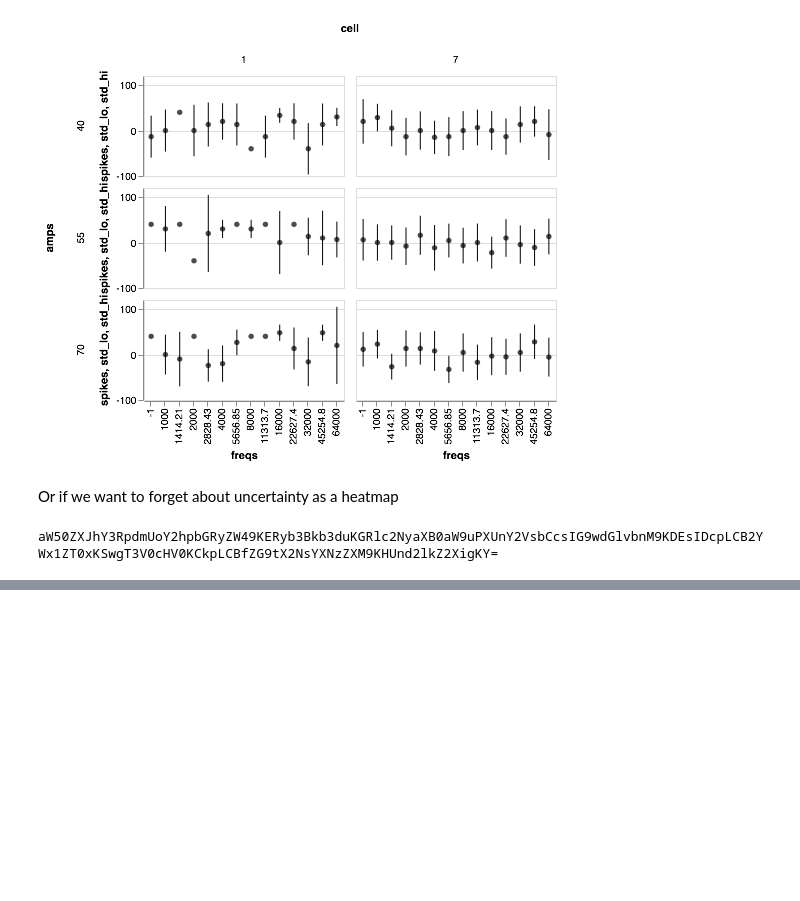
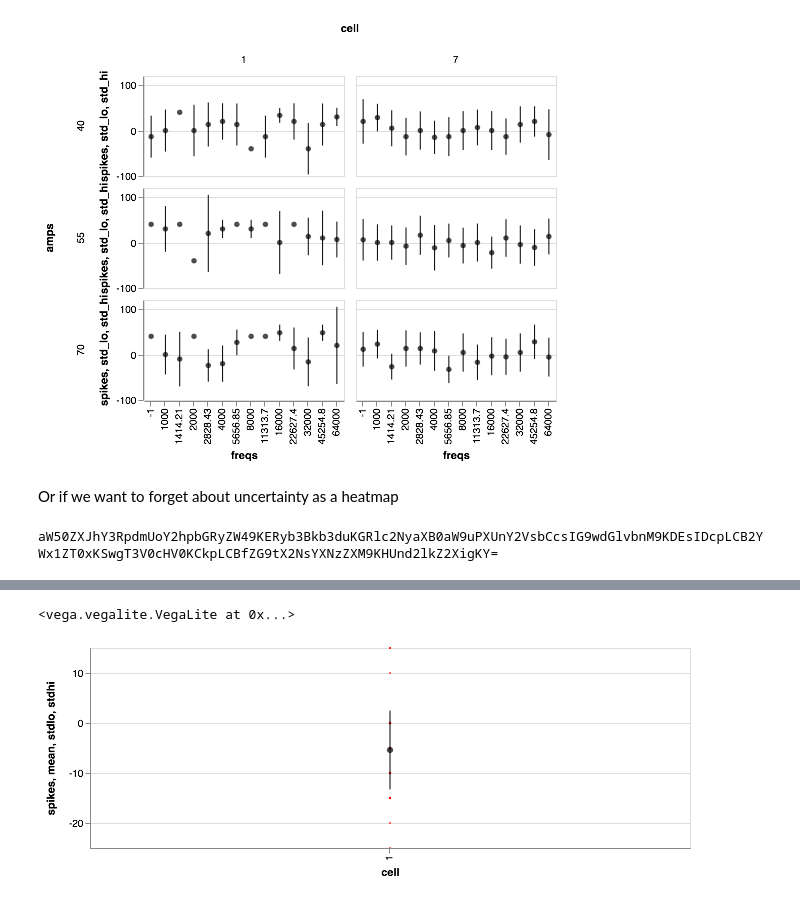
Before and after one commit to wehr-lab/bootcamp_2018, a Jupyter notebook: bootcamp_2018.ipynb, the cells around one changed output, grey strips where cells are left out. Drawn from its saved outputs; the diff is of its cells as text; code cells hidden in the pictures; blank space fills up the shorter version.

```diff
--- a/bootcamp_2018.ipynb
+++ b/bootcamp_2018.ipynb
@@ -272,0 +589,7 @@ aW50ZXJhY3RpdmUoY2hpbGRyZW49KERyb3Bkb3duKGRlc2NyaXB0aW9uPXUnY2VsbCcsIG9wdGlvbnM9
+# %%
+# plot it
+chart = pinp_summary(train_summary_rep)
+chart
+# %% [output]
+<vega.vegalite.VegaLite at 0x...>
+[figure, added]
```
Also changed, not shown: parts of 38 cells of this notebook, 1 other file.
